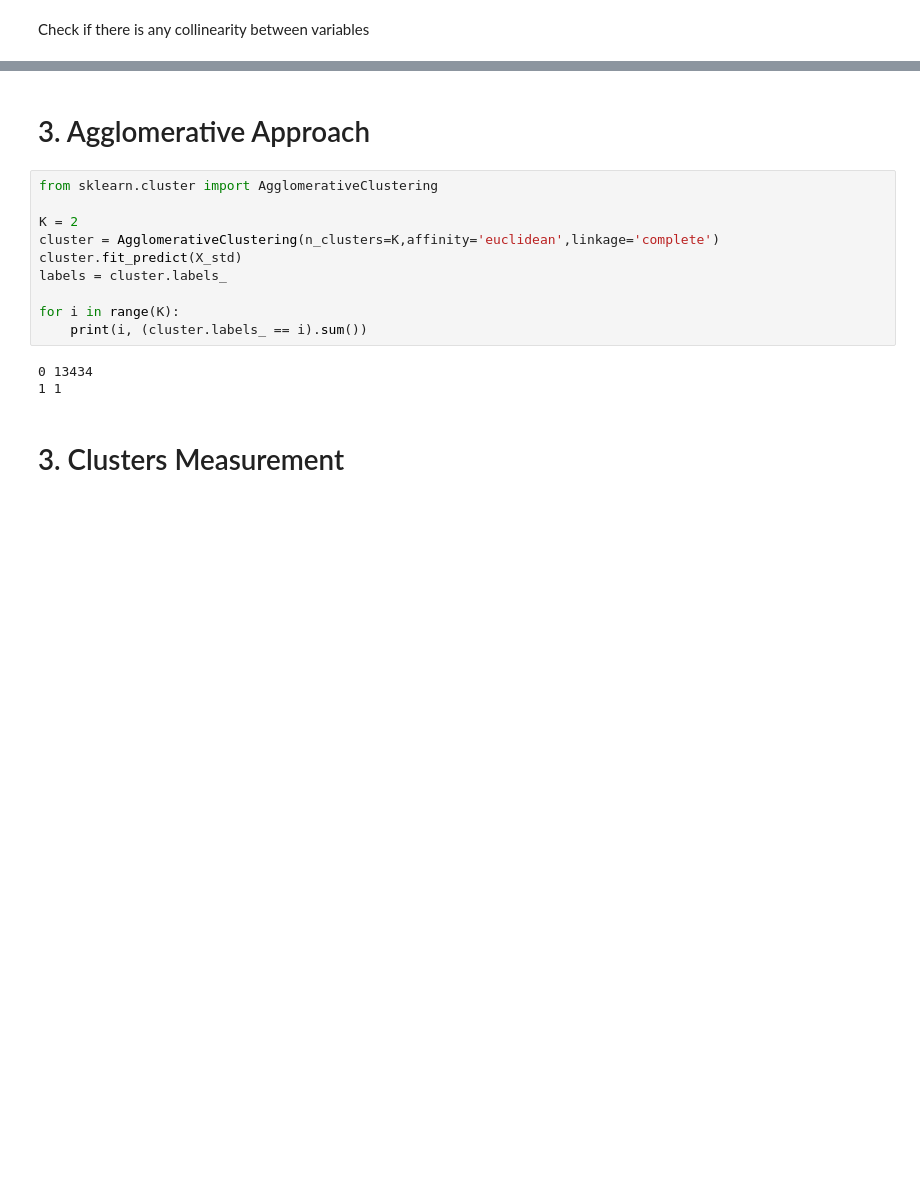
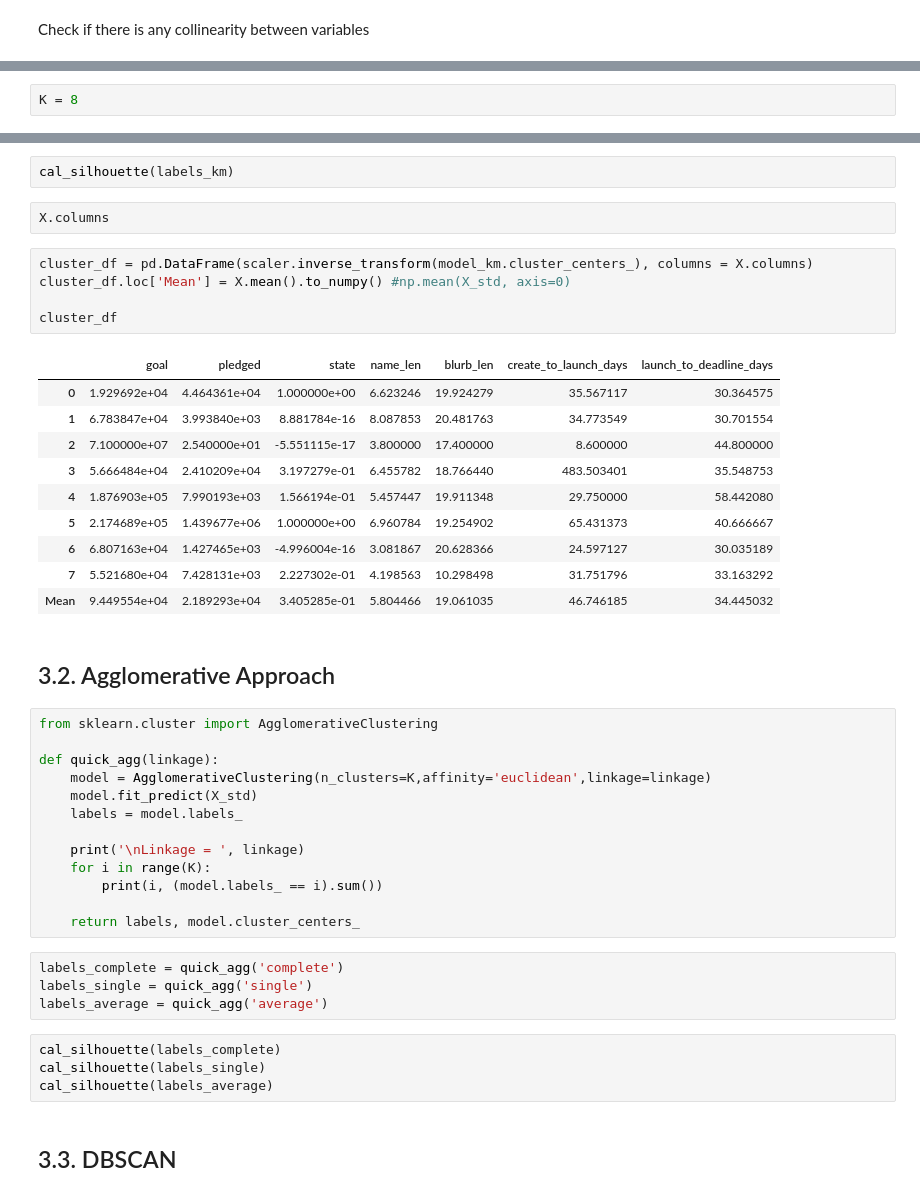
Before and after one commit to shanshanlao/life-expectancy-prediction, a Jupyter notebook: Kickstarter-predictions/kickstarter_clustering.ipynb, the cells around one changed output, grey strips where cells are left out. Drawn from its saved outputs; the diff is of its cells as text; blank space fills up the shorter version.

```diff
--- a/Kickstarter-predictions/kickstarter_clustering.ipynb
+++ b/Kickstarter-predictions/kickstarter_clustering.ipynb
@@ -99,3 +122,5 @@ X_std = scaler.fit_transform(X)
+# %%
+K = 8
 # %%
 from sklearn.cluster import KMeans
 
@@ -117,17 +142,45 @@ for i in range(K):
+# %%
+cal_silhouette(labels_km)
+# %%
+X.columns
+# %%
+cluster_df = pd.DataFrame(scaler.inverse_transform(model_km.cluster_centers_), columns = X.columns)
+cluster_df.loc['Mean'] = X.mean().to_numpy() #np.mean(X_std, axis=0)
+
+cluster_df
+# %% [output]
+|  | goal | pledged | state | name_len | blurb_len | create_to_launch_days | launch_to_deadline_days |
+| 0 | 1.929692e+04 | 4.464361e+04 | 1.000000e+00 | 6.623246 | 19.924279 | 35.567117 | 30.364575 |
+| 1 | 6.783847e+04 | 3.993840e+03 | 8.881784e-16 | 8.087853 | 20.481763 | 34.773549 | 30.701554 |
+| 2 | 7.100000e+07 | 2.540000e+01 | -5.551115e-17 | 3.800000 | 17.400000 | 8.600000 | 44.800000 |
+| 3 | 5.666484e+04 | 2.410209e+04 | 3.197279e-01 | 6.455782 | 18.766440 | 483.503401 | 35.548753 |
+| 4 | 1.876903e+05 | 7.990193e+03 | 1.566194e-01 | 5.457447 | 19.911348 | 29.750000 | 58.442080 |
+| 5 | 2.174689e+05 | 1.439677e+06 | 1.000000e+00 | 6.960784 | 19.254902 | 65.431373 | 40.666667 |
+| 6 | 6.807163e+04 | 1.427465e+03 | -4.996004e-16 | 3.081867 | 20.628366 | 24.597127 | 30.035189 |
+| 7 | 5.521680e+04 | 7.428131e+03 | 2.227302e-01 | 4.198563 | 10.298498 | 31.751796 | 33.163292 |
+| Mean | 9.449554e+04 | 2.189293e+04 | 3.405285e-01 | 5.804466 | 19.061035 | 46.746185 | 34.445032 |
 # %% [markdown]
-# 3. Agglomerative Approach
+## 3.2. Agglomerative Approach
 # %%
 from sklearn.cluster import AgglomerativeClustering
 
-K = 2
-cluster = AgglomerativeClustering(n_clusters=K,affinity='euclidean',linkage='complete')
-cluster.fit_predict(X_std)
-labels = cluster.labels_
+def quick_agg(linkage):
+    model = AgglomerativeClustering(n_clusters=K,affinity='euclidean',linkage=linkage)
+    model.fit_predict(X_std)
+    labels = model.labels_
 
-for i in range(K):
-    print(i, (cluster.labels_ == i).sum())
+    print('\nLinkage = ', linkage)
+    for i in range(K):
+        print(i, (model.labels_ == i).sum())
+
+    return labels, model.cluster_centers_
-# %% [output]
-0 13434
-1 1
+# %%
+labels_complete = quick_agg('complete')
+labels_single = quick_agg('single')
+labels_average = quick_agg('average')
+# %%
+cal_silhouette(labels_complete)
+cal_silhouette(labels_single)
+cal_silhouette(labels_average)
 # %% [markdown]
-# 3. Clusters Measurement
+## 3.3. DBSCAN
```
Also changed, not shown: parts of 25 cells of this notebook.
